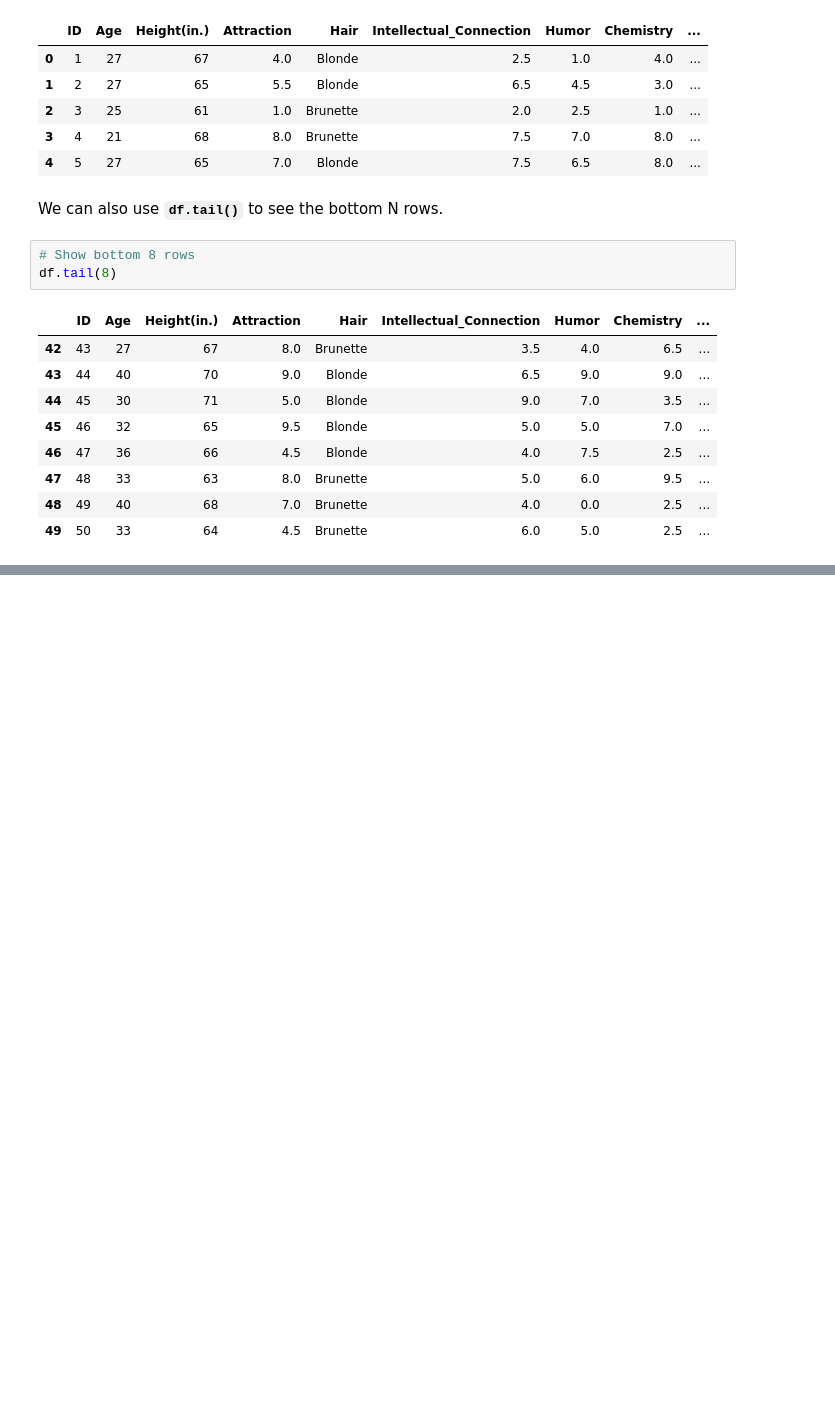
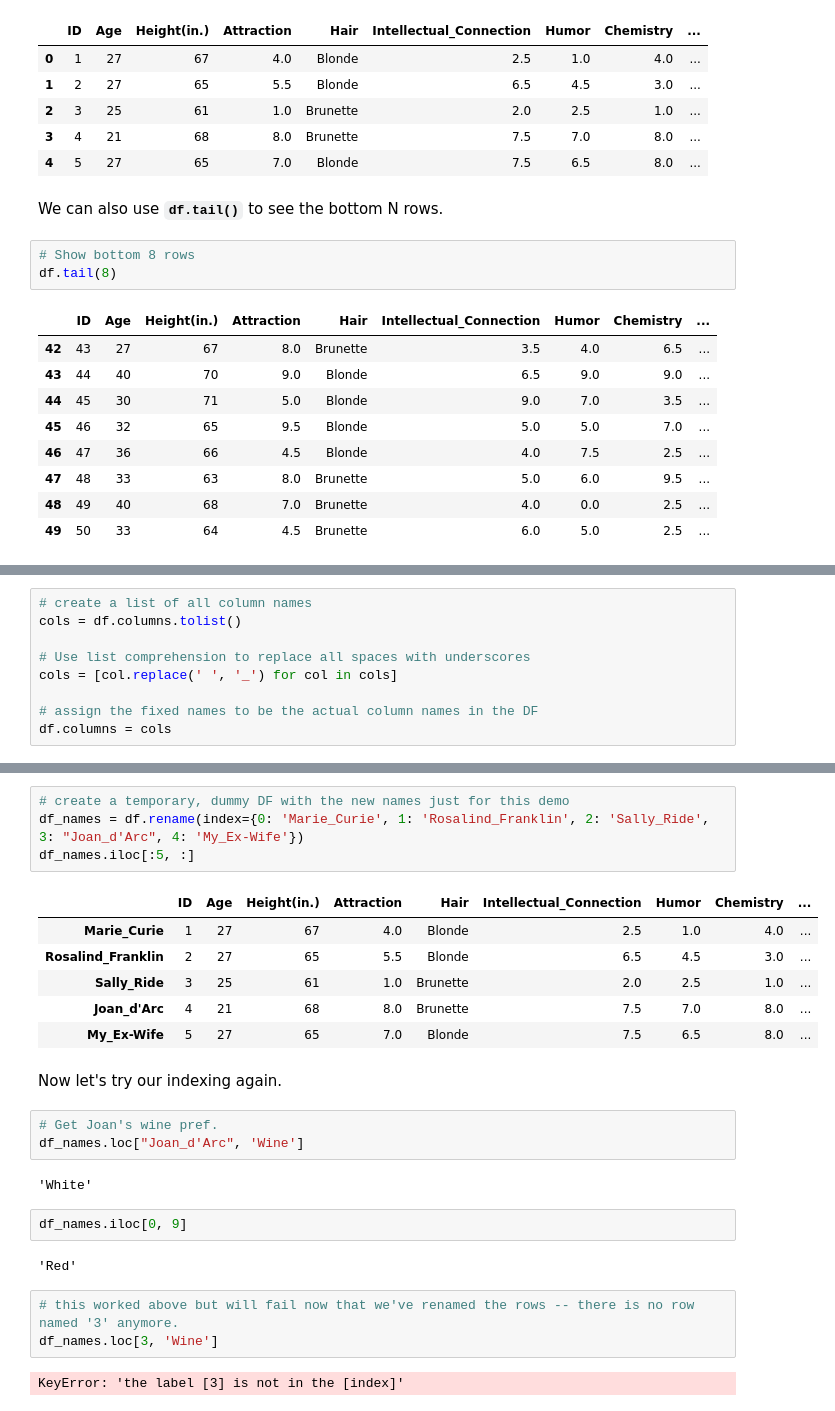
Before and after one commit to Acleppe/for_teaching_python_class, a Jupyter notebook: Intro_to_Pandas_JPW_Lecture.ipynb, the cells around one changed output, grey strips where cells are left out. Drawn from its saved outputs; the diff is of its cells as text; blank space fills up the shorter version.

```diff
--- a/Intro_to_Pandas_JPW_Lecture.ipynb
+++ b/Intro_to_Pandas_JPW_Lecture.ipynb
@@ -169,0 +345,9 @@ df.tail(8)
+# %%
+# create a list of all column names
+cols = df.columns.tolist()
+
+# Use list comprehension to replace all spaces with underscores
+cols = [col.replace(' ', '_') for col in cols]
+
+# assign the fixed names to be the actual column names in the DF
+df.columns = cols
@@ -169,0 +388,27 @@ df.tail(8)
+# %%
+# create a temporary, dummy DF with the new names just for this demo
+df_names = df.rename(index={0: 'Marie_Curie', 1: 'Rosalind_Franklin', 2: 'Sally_Ride', 3: "Joan_d'Arc", 4: 'My_Ex-Wife'})
+df_names.iloc[:5, :]
+# %% [output]
+|  | ID | Age | Height(in.) | Attraction | Hair | Intellectual_Connection | Humor | Chemistry | ... |
+| Marie_Curie | 1 | 27 | 67 | 4.0 | Blonde | 2.5 | 1.0 | 4.0 | ... |
+| Rosalind_Franklin | 2 | 27 | 65 | 5.5 | Blonde | 6.5 | 4.5 | 3.0 | ... |
+| Sally_Ride | 3 | 25 | 61 | 1.0 | Brunette | 2.0 | 2.5 | 1.0 | ... |
+| Joan_d'Arc | 4 | 21 | 68 | 8.0 | Brunette | 7.5 | 7.0 | 8.0 | ... |
+| My_Ex-Wife | 5 | 27 | 65 | 7.0 | Blonde | 7.5 | 6.5 | 8.0 | ... |
+# %% [markdown]
+Now let's try our indexing again.
+# %%
+# Get Joan's wine pref.
+df_names.loc["Joan_d'Arc", 'Wine']
+# %% [output]
+'White'
+# %%
+df_names.iloc[0, 9]
+# %% [output]
+'Red'
+# %%
+# this worked above but will fail now that we've renamed the rows -- there is no row named '3' anymore.
+df_names.loc[3, 'Wine']
+# %% [output]
+KeyError: 'the label [3] is not in the [index]'
```
Also changed, not shown: parts of 33 cells of this notebook, 1 other file.
